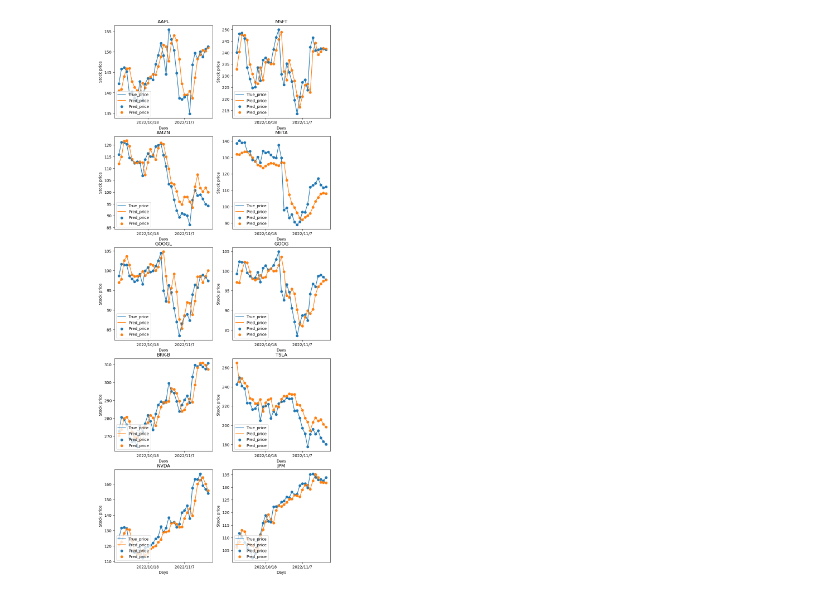
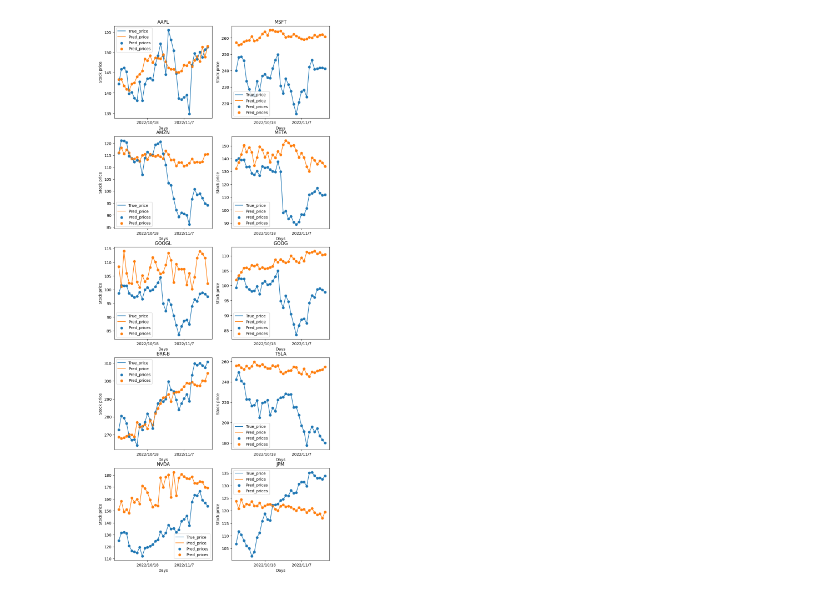
Before and after one commit to puweilin/CS7643, a Jupyter notebook: LSTM.ipynb, the cells around one changed output. Saved outputs shown, nothing was run; the diff lists cells and outputs as text; code cells hidden in the pictures.

```diff
--- a/LSTM.ipynb
+++ b/LSTM.ipynb
@@ -116,19 +112,19 @@ def load_data(stock_ID, look_back_days):
     return train_dat, test_dat, pred_days
 # %%
 ##Define a train function to train the model.
-def model_perf(stock_ID, hidden_size, num_layers, learning_rate, look_back_days, batch_size, epoches = 20):
+def model_perf(train_dat, test_dat, N_pred_days, pred_days, hidden_size, num_layers, learning_rate, look_back_days, batch_size, epoches = 20):
 
-    model = LSTM(hidden_size, num_layers)       # 3 hyperparameters
+    ## Select the device
+    model = LSTM(hidden_size, num_layers, N_pred_days)
     device = "cpu"
     if torch.cuda.is_available():
         device = "cuda:0"
-    model.to(device)
+        model.cuda()
 
+    ## Define the loss function and optimizer.
     loss_fn = torch.nn.MSELoss()
     optimizer = torch.optim.Adam(model.parameters(), lr= learning_rate) # Another hyperparameter.
 
-    #Load the dataset.
-    train_dat, test_dat, pred_days = load_data(stock_ID, look_back_days)  #Another hyperparamter.
 
     #Split the train dataset into training (80%) and validation (20%).
     train_Nsamples = int(len(train_dat) * 0.8)
@@ -148,14 +144,13 @@ def model_perf(stock_ID, hidden_size, num_layers, learning_rate, look_back_days,
         shuffle=True,
         num_workers=8)
 
-    print("Started!!!")
     for epoch in range(epoches):  # loop over the dataset multiple times
         running_loss = 0.0
         epoch_steps = 0
 
         # For loop to train the model.
         for batch_x, batch_y in trainloader:
-
+            batch_x, batch_y = batch_x.to(device), batch_y.to(device)
             # zero the parameter gradients
             optimizer.zero_grad()
 
@@ -171,9 +166,10 @@ def model_perf(stock_ID, hidden_size, num_layers, learning_rate, look_back_days,
         val_steps = 0
         for batch_x, batch_y in valloader:
             with torch.no_grad():
+                batch_x, batch_y = batch_x.to(device), batch_y.to(device)
                 outputs = model(batch_x)
                 loss = loss_fn(outputs, batch_y)
-                val_loss += loss.numpy()
+                val_loss += loss.cpu().numpy()
                 val_steps += 1
 
         ##Output the performance for each epoch.
@@ -183,6 +179,8 @@ def model_perf(stock_ID, hidden_size, num_layers, learning_rate, look_back_days,
     testloader = Data.DataLoader(
         test_dat, batch_size=len(test_dat), shuffle=False, num_workers=1)
 
+
+
     #Perform the analysis with all test data.
     with torch.no_grad():
         for batch_x, batch_y in testloader:
@@ -190,8 +188,8 @@ def model_perf(stock_ID, hidden_size, num_layers, learning_rate, look_back_days,
             outputs = model(batch_x)
             loss = loss_fn(outputs, batch_y)
 
-            y_test_pred = scaler.inverse_transform(outputs.detach().numpy()).flatten()
-            y_test = scaler.inverse_transform(batch_y.detach().numpy()).flatten()
+            y_test_pred = scaler.inverse_transform(outputs.detach().cpu().numpy()).flatten()
+            y_test = scaler.inverse_transform(batch_y.detach().cpu().numpy()).flatten()
             #print("The true stock prices are: ", y_test)
             #print("The predicted stock prices are: ", y_test_pred)
             RMSE = math.sqrt(mean_squared_error(y_test, y_test_pred))
@@ -201,6 +199,6 @@ def model_perf(stock_ID, hidden_size, num_layers, learning_rate, look_back_days,
     ##Create a dataframe for visualization.
     df = pd.DataFrame({"pred_days":pred_days, "True_price": y_test, "Pred_price":y_test_pred}, index = pred_days)
 
-    return df, RMSE, MSE
+    return df, RMSE, MSE, running_loss, val_loss/val_steps
 # %%
 ##Define the hyperparamters.
@@ -243,21 +354,24 @@ Test RMSE: 2.7050, MSE: 7.3171
 # %%
 ##Visualize the comparison of predicted values against the real values.
 import matplotlib.dates as mdates
+import matplotlib.pyplot as plt
 from matplotlib.dates import MO, TU, WE, TH, FR, SA, SU
 week_locator = mdates.WeekdayLocator(byweekday=MO, interval = 2)
+SPY_TOP_10_SYMBOLS = ["AAPL", "MSFT", "AMZN", "META", "GOOGL", "GOOG", "BRK-B", "TSLA", "NVDA", "JPM"]
 
 fig = plt.figure(figsize=(10, 25))
 for i in range(10):
     fig = plt.subplot(5,2,i+1)
     fig.xaxis.set_major_locator(week_locator)
-    df = df_total[i]
-    plt.plot(df['True_price'], label = "True_price")
-    plt.plot(df['Pred_price'], label = "Pred_price")
-    plt.scatter(df['pred_days'], df['True_price'], label = "Pred_price")
-    plt.scatter(df['pred_days'], df['Pred_price'], label = "Pred_price")
+    df = plotdata.loc[(plotdata['SYMBOL'] == SPY_TOP_10_SYMBOLS[i])]
+    #print(df)
+    plt.plot(df['True_prices'], label = "True_price")
+    plt.plot(df['Pred_prices'], label = "Pred_price")
+    plt.scatter(df['Pred_days'], df['True_prices'], label = "Pred_prices")
+    plt.scatter(df['Pred_days'], df['Pred_prices'], label = "Pred_prices")
     plt.xlabel("Days")
     plt.ylabel("Stock price")
-    plt.legend(loc='lower left')
+    plt.legend(loc=0)
     plt.title(SPY_TOP_10_SYMBOLS[i])
 # %% [output]
-[figure, old version]
+[figure, new version]
```
Also changed, not shown: parts of 6 cells of this notebook.
